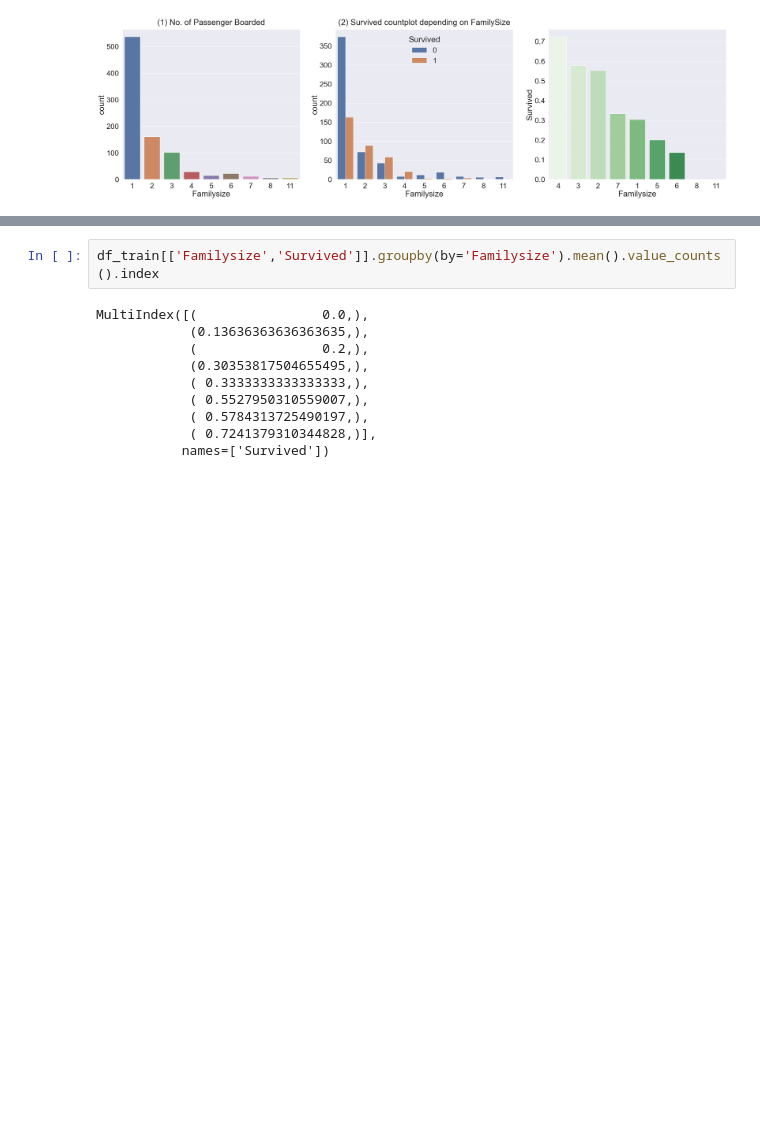
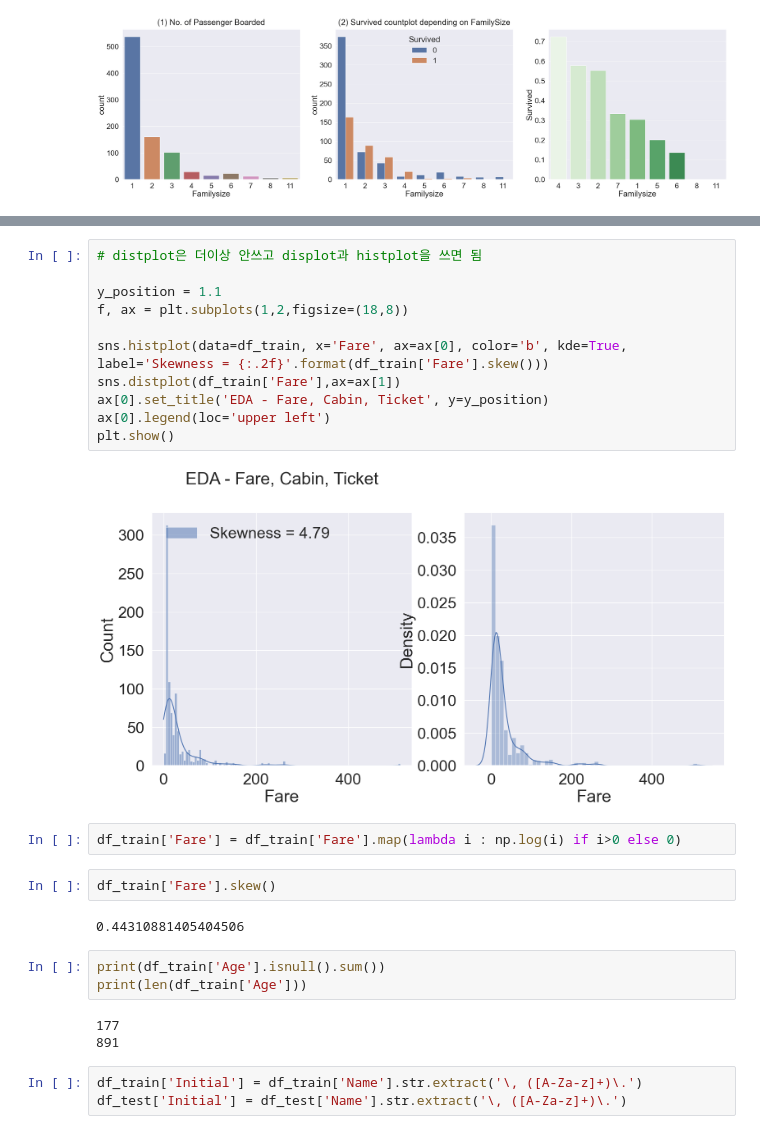
Before and after one commit to JW-Namsta/Kaggle_Study, a Jupyter notebook: Titanic/Titanic_copy_2.ipynb, the cells around one changed output, grey strips where cells are left out. Cells and saved outputs as stored; diff of their text form; blank space fills up the shorter version.

```diff
--- a/Titanic/Titanic_copy_2.ipynb
+++ b/Titanic/Titanic_copy_2.ipynb
@@ -311,12 +308,28 @@ array([ 4,  3,  2,  7,  1,  5,  6,  8, 11])
-# %%
-df_train[['Familysize','Survived']].groupby(by='Familysize').mean().value_counts().index
-# %% [output]
-MultiIndex([(                0.0,),
-            (0.13636363636363635,),
-            (                0.2,),
-            (0.30353817504655495,),
-            ( 0.3333333333333333,),
-            ( 0.5527950310559007,),
-            ( 0.5784313725490197,),
-            ( 0.7241379310344828,)],
-           names=['Survived'])
+# %%
+# distplot은 더이상 안쓰고 displot과 histplot을 쓰면 됨
+
+y_position = 1.1
+f, ax = plt.subplots(1,2,figsize=(18,8))
+
+sns.histplot(data=df_train, x='Fare', ax=ax[0], color='b', kde=True, label='Skewness = {:.2f}'.format(df_train['Fare'].skew()))
+sns.distplot(df_train['Fare'],ax=ax[1])
+ax[0].set_title('EDA - Fare, Cabin, Ticket', y=y_position)
+ax[0].legend(loc='upper left')
+plt.show()
+# %% [output]
+[figure, added]
+# %%
+df_train['Fare'] = df_train['Fare'].map(lambda i : np.log(i) if i>0 else 0)
+# %%
+df_train['Fare'].skew()
+# %% [output]
+0.44310881405404506
+# %%
+print(df_train['Age'].isnull().sum())
+print(len(df_train['Age']))
+# %% [output]
+177
+891
+# %%
+df_train['Initial'] = df_train['Name'].str.extract('\, ([A-Za-z]+)\.')
+df_test['Initial'] = df_test['Name'].str.extract('\, ([A-Za-z]+)\.')
```
Also changed, not shown: parts of 24 cells of this notebook.
